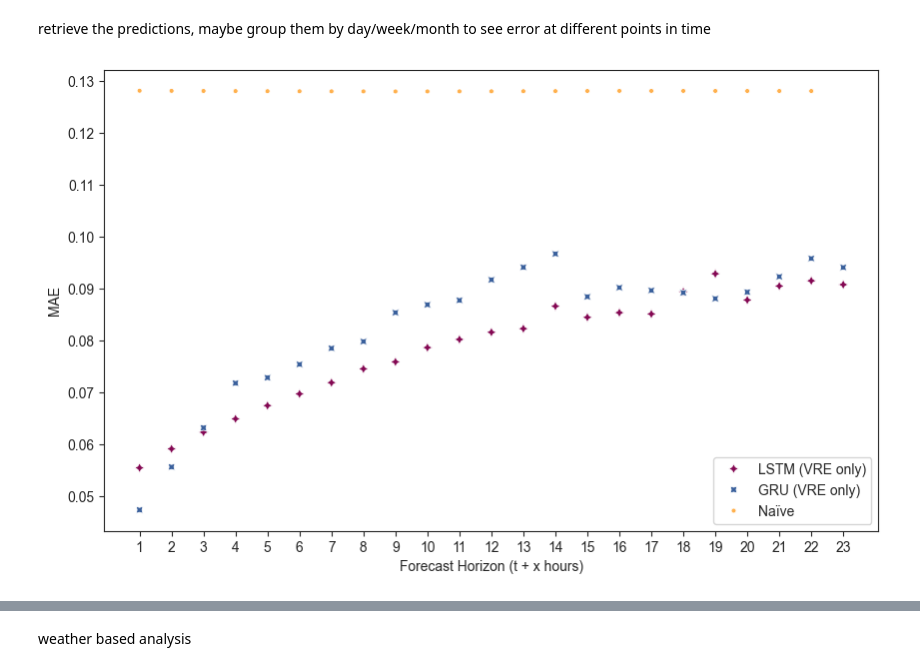
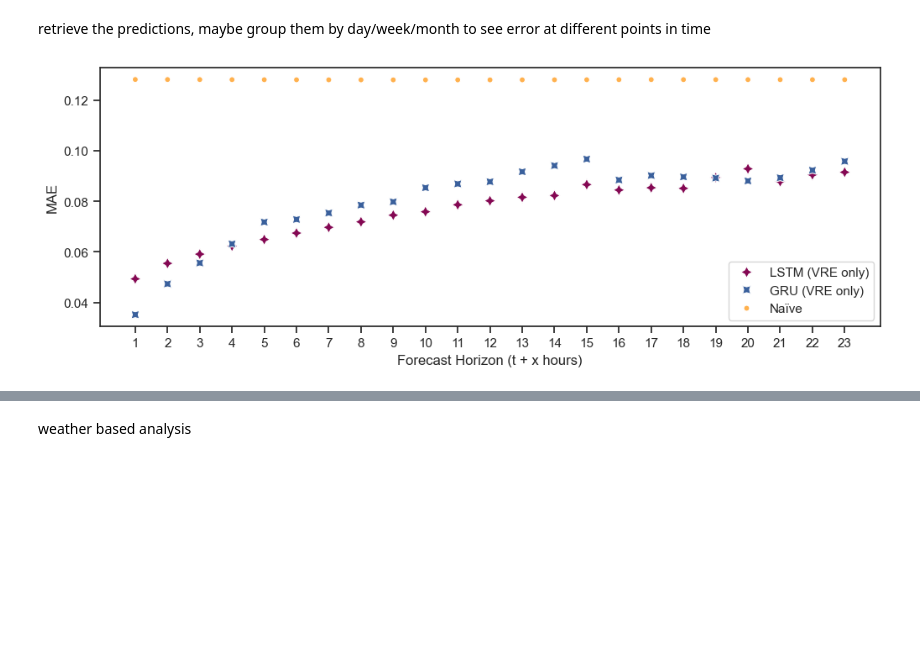
Before and after one commit to valentin-17/epf, a Jupyter notebook: notebooks/other_data_viz.ipynb, the cells around one changed output, grey strips where cells are left out. Cells and saved outputs as stored; diff of their text form; code cells hidden in the pictures; blank space fills up the shorter version.

Commit message:
converted all figures to svg, more eval viz

```diff
--- a/notebooks/other_data_viz.ipynb
+++ b/notebooks/other_data_viz.ipynb
@@ -364,8 +363,8 @@ with open("../models/lstm_vre.pkl", "rb") as f:
 with open("../models/gru_vre.pkl", "rb") as f:
     gru_model_obj = pkl.load(f)
 
-lstm_preds, lstm_trues = predict_with_timestamps(lstm_model_obj, label_columns=window.label_columns)
-gru_preds, gru_trues = predict_with_timestamps(gru_model_obj, label_columns=window.label_columns)
+lstm_preds, lstm_trues = predict_with_timestamps(lstm_model_obj)
+gru_preds, gru_trues = predict_with_timestamps(gru_model_obj)
 # %%
 lstm_preds.set_index('timestamp', inplace=True)
 lstm_trues.set_index('timestamp', inplace=True)
@@ -397,30 +396,44 @@ naive_hourly_true.index = naive_hourly_true.index.tz_localize(None)
 
 naive_hourly = naive_hourly.loc[start:end]
 naive_hourly_true = naive_hourly_true.loc[start:end]
+# %%
+# unify colnames of the dataframes
+lstm_preds.columns = [f'lstm_preds_{col.split("_")[-1]}' for col in lstm_preds.columns]
+lstm_trues.columns = [f'lstm_trues_{col.split("_")[-1]}' for col in lstm_trues.columns]
+gru_preds.columns = [f'gru_preds_{col.split("_")[-1]}' for col in gru_preds.columns]
+gru_trues.columns = [f'gru_trues_{col.split("_")[-1]}' for col in gru_trues.columns]
+naive_hourly.columns = [f'naive_{col}' for col in naive_hourly.columns]
+naive_hourly_true.columns = [f'naive_true_{col}' for col in naive_hourly_true.columns]
 # %%
-lstm_mae_per_horizon = np.mean(np.abs(lstm_trues.iloc[:, 1:].values - lstm_preds.iloc[:, 1:].values), axis=0)
-gru_mae_per_horizon = np.mean(np.abs(gru_trues.iloc[:, 1:].values - gru_preds.iloc[:, 1:].values), axis=0)
-naive_mae_per_horizon = np.mean(np.abs(naive_hourly_true.iloc[:, 1:].values - naive_hourly.iloc[:, 1:].values), axis=0)
+# calculate the mean absolute error for each horizon for lstm, gru and naive forecasts
+lstm_mae_per_horizon = np.mean(np.abs(lstm_trues.iloc[:, :].values - lstm_preds.iloc[:, :].values), axis=0)
+gru_mae_per_horizon = np.mean(np.abs(gru_trues.iloc[:, :].values - gru_preds.iloc[:, :].values), axis=0)
+naive_mae_per_horizon = np.mean(np.abs(naive_hourly_true.iloc[:, :].values - naive_hourly.iloc[:, :].values), axis=0)
 
 data = pd.DataFrame({
     'LSTM (VRE only)': lstm_mae_per_horizon,
     'GRU (VRE only)': gru_mae_per_horizon,
     'Naïve': naive_mae_per_horizon})
 
 palette = {
     'LSTM (VRE only)': COLORS['magenta'],
     'GRU (VRE only)': COLORS['blue'],
     'Naïve': COLORS['orange']
 }
 
+data.dropna(inplace=True)
+
 sns.set_style('ticks')
 
-plt.figure(figsize=(10, 6))
-sns.scatterplot(data, palette=palette, zorder=3, markers=[(4,1,0), (4,1,45), '.'], s=50)
+plt.figure(figsize=(12, 4))
+sns.scatterplot(data, palette=palette, markers=[(4,1,0), (4,1,45), '.'], s=100)
 plt.xlabel("Forecast Horizon (t + x hours)")
 plt.ylabel("MAE")
 #plt.title("MAE by Forecast Horizon")
-plt.xticks(range(0, 23), range(1, 24))
+plt.xticks(range(0, 23), [h+1 for h in range(0, 23)])
+
+plt.savefig("../reports/figures/mae_by_horizon.pdf", dpi=300, bbox_inches='tight')
+
 plt.show()
 # %% [output]
-[figure, old version]
+[figure, new version]
```
Also changed, not shown: parts of 13 cells of this notebook, 16 other files.
